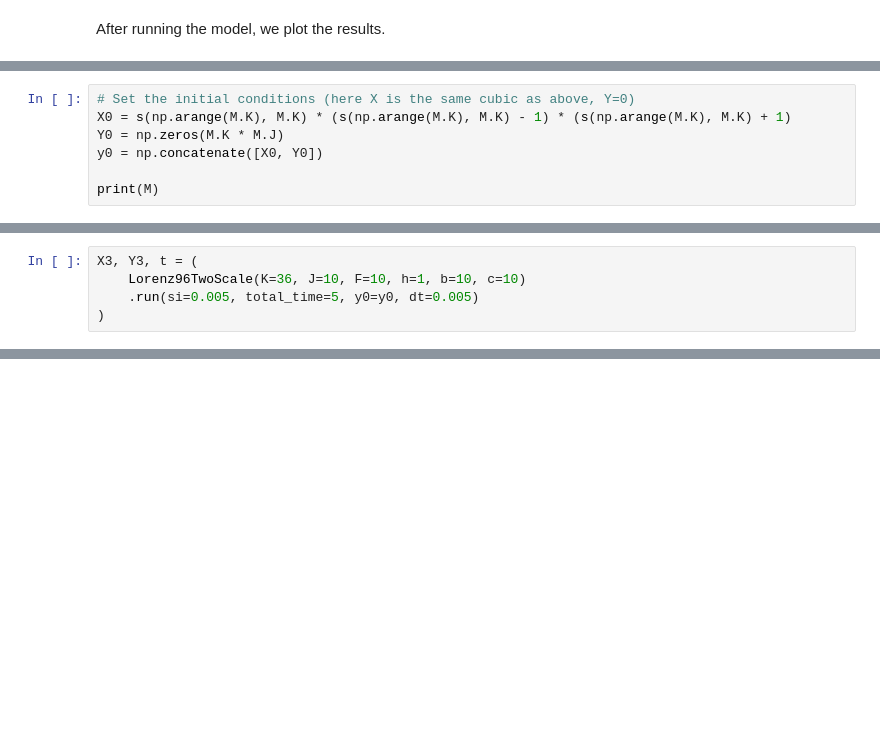
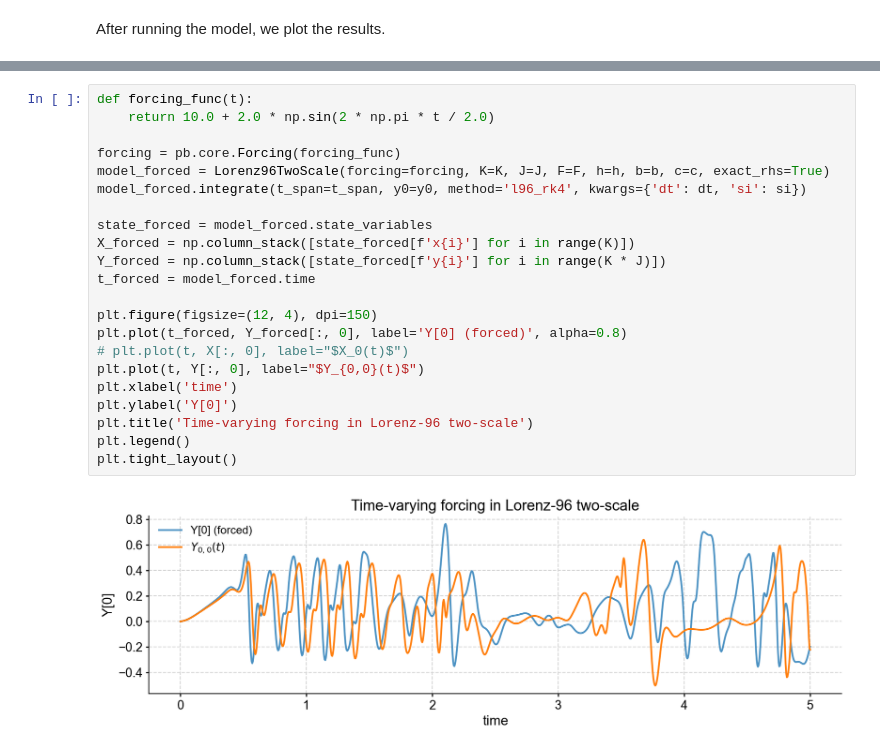
Before and after one commit to LinkedEarth/PaleoBeasts, a Jupyter notebook: notebooks/L96-two-scale-description.ipynb, the cells around one changed output, grey strips where cells are left out. Drawn from its saved outputs; the diff is of its cells as text; blank space fills up the shorter version.

```diff
--- a/notebooks/L96-two-scale-description.ipynb
+++ b/notebooks/L96-two-scale-description.ipynb
@@ -150,7 +134,0 @@ flattened `y0` vector.
-# %%
-# Set the initial conditions (here X is the same cubic as above, Y=0)
-X0 = s(np.arange(M.K), M.K) * (s(np.arange(M.K), M.K) - 1) * (s(np.arange(M.K), M.K) + 1)
-Y0 = np.zeros(M.K * M.J)
-y0 = np.concatenate([X0, Y0])
-
-print(M)
@@ -207,5 +134,0 @@ in a compact one-liner as shown below.
-# %%
-X3, Y3, t = (
-    Lorenz96TwoScale(K=36, J=10, F=10, h=1, b=10, c=10)
-    .run(si=0.005, total_time=5, y0=y0, dt=0.005)
-)
@@ -211,0 +167,24 @@ X3, Y3, t = (
+# %%
+def forcing_func(t):
+    return 10.0 + 2.0 * np.sin(2 * np.pi * t / 2.0)
+
+forcing = pb.core.Forcing(forcing_func)
+model_forced = Lorenz96TwoScale(forcing=forcing, K=K, J=J, F=F, h=h, b=b, c=c, exact_rhs=True)
+model_forced.integrate(t_span=t_span, y0=y0, method='l96_rk4', kwargs={'dt': dt, 'si': si})
+
+state_forced = model_forced.state_variables
+X_forced = np.column_stack([state_forced[f'x{i}'] for i in range(K)])
+Y_forced = np.column_stack([state_forced[f'y{i}'] for i in range(K * J)])
+t_forced = model_forced.time
+
+plt.figure(figsize=(12, 4), dpi=150)
+plt.plot(t_forced, Y_forced[:, 0], label='Y[0] (forced)', alpha=0.8)
+# plt.plot(t, X[:, 0], label="$X_0(t)$")
+plt.plot(t, Y[:, 0], label="$Y_{0,0}(t)$")
+plt.xlabel('time')
+plt.ylabel('Y[0]')
+plt.title('Time-varying forcing in Lorenz-96 two-scale')
+plt.legend()
+plt.tight_layout()
+# %% [output]
+[figure, added]
```
Also changed, not shown: parts of 27 cells of this notebook, 2 other files.
